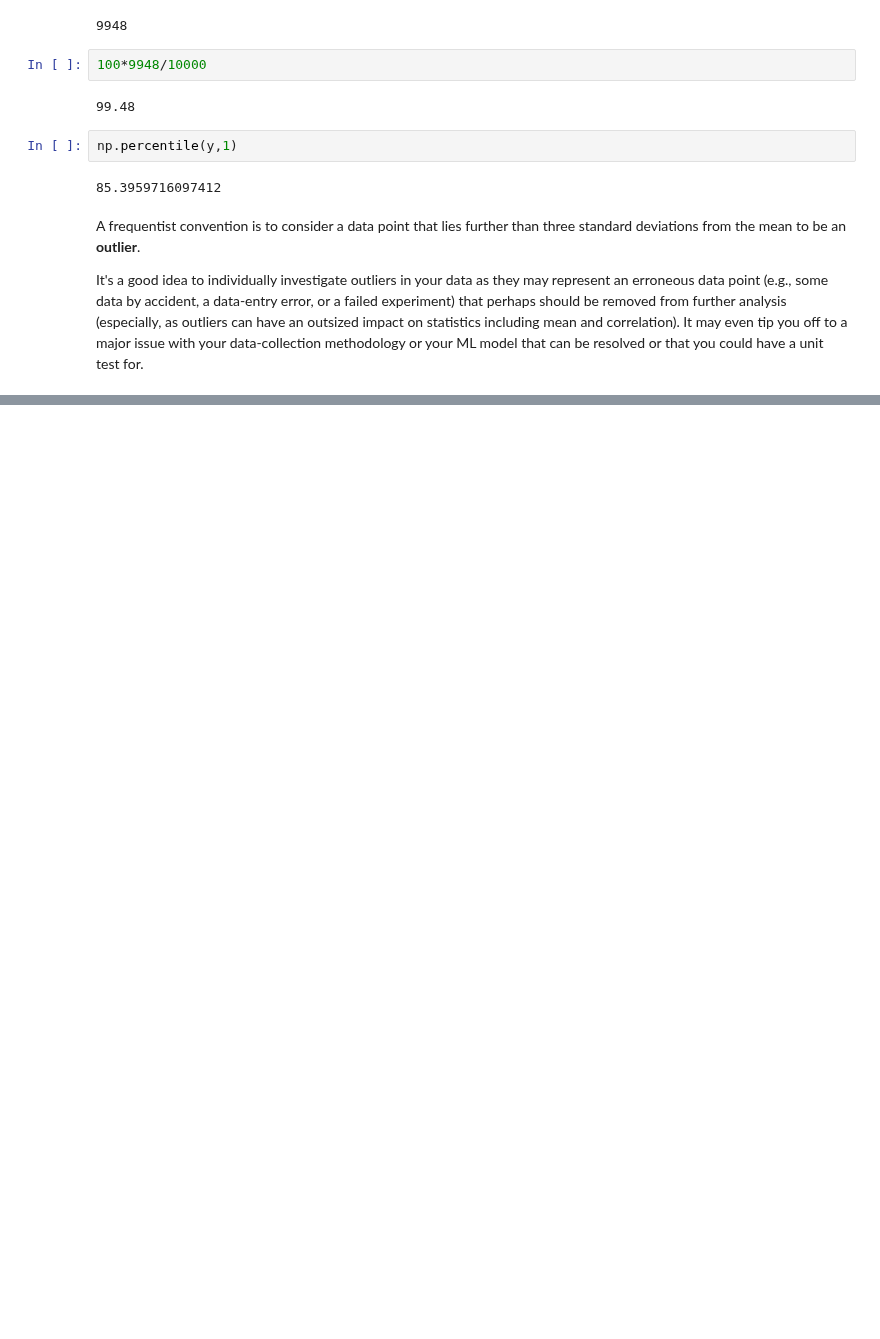
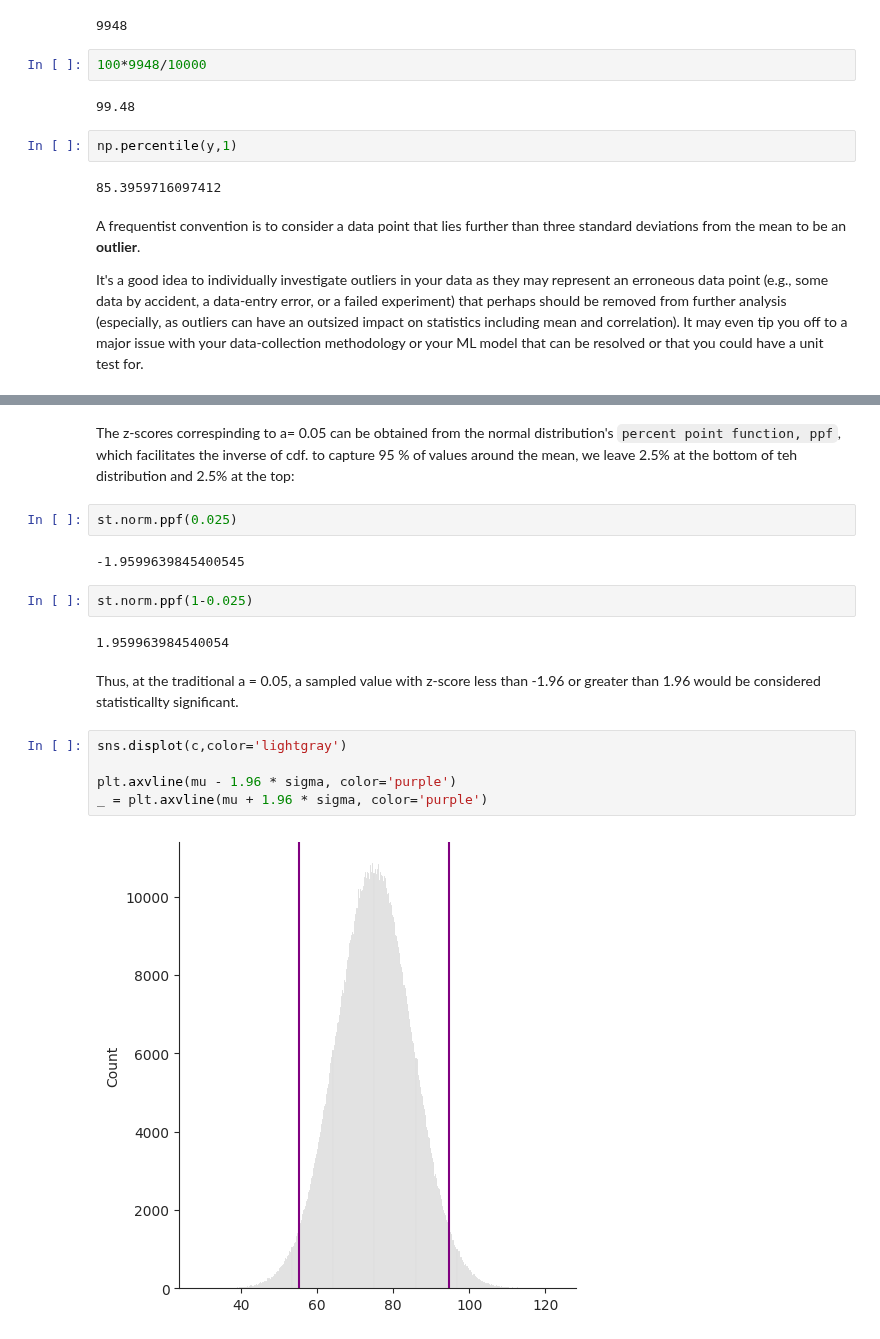
Before and after one commit to fakhar-iqbal/Machine_Learning_Fundamentals, a Jupyter notebook: Statistics.ipynb, the cells around one changed output, grey strips where cells are left out. Cells and saved outputs as stored; diff of their text form; blank space fills up the shorter version.

```diff
--- a/Statistics.ipynb
+++ b/Statistics.ipynb
@@ -175,0 +265,19 @@ It's a good idea to individually investigate outliers in your data as they may r
+# %% [markdown]
+The z-scores correspinding to a= 0.05 can be obtained from the normal distribution's `percent point function, ppf`, which facilitates the inverse of cdf. to capture 95 % of values around the mean, we leave 2.5% at the bottom of teh distribution and 2.5% at the top:
+# %%
+st.norm.ppf(0.025)
+# %% [output]
+-1.9599639845400545
+# %%
+st.norm.ppf(1-0.025)
+# %% [output]
+1.959963984540054
+# %% [markdown]
+Thus, at the traditional a = 0.05, a sampled value with z-score less than -1.96 or greater than 1.96 would be considered statisticallty significant.
+# %%
+sns.displot(c,color='lightgray')
+
+plt.axvline(mu - 1.96 * sigma, color='purple')
+_ = plt.axvline(mu + 1.96 * sigma, color='purple')
+# %% [output]
+[figure, added]
```
Also changed, not shown: parts of 21 cells of this notebook.
